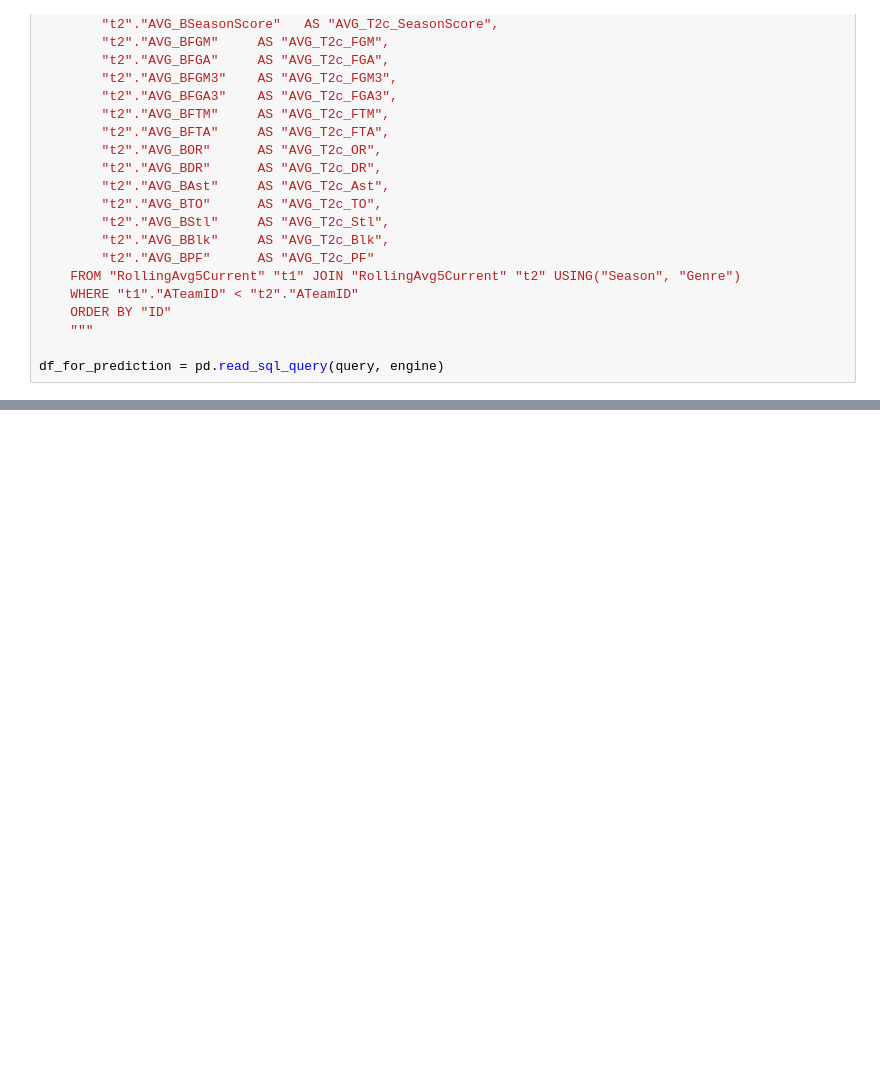
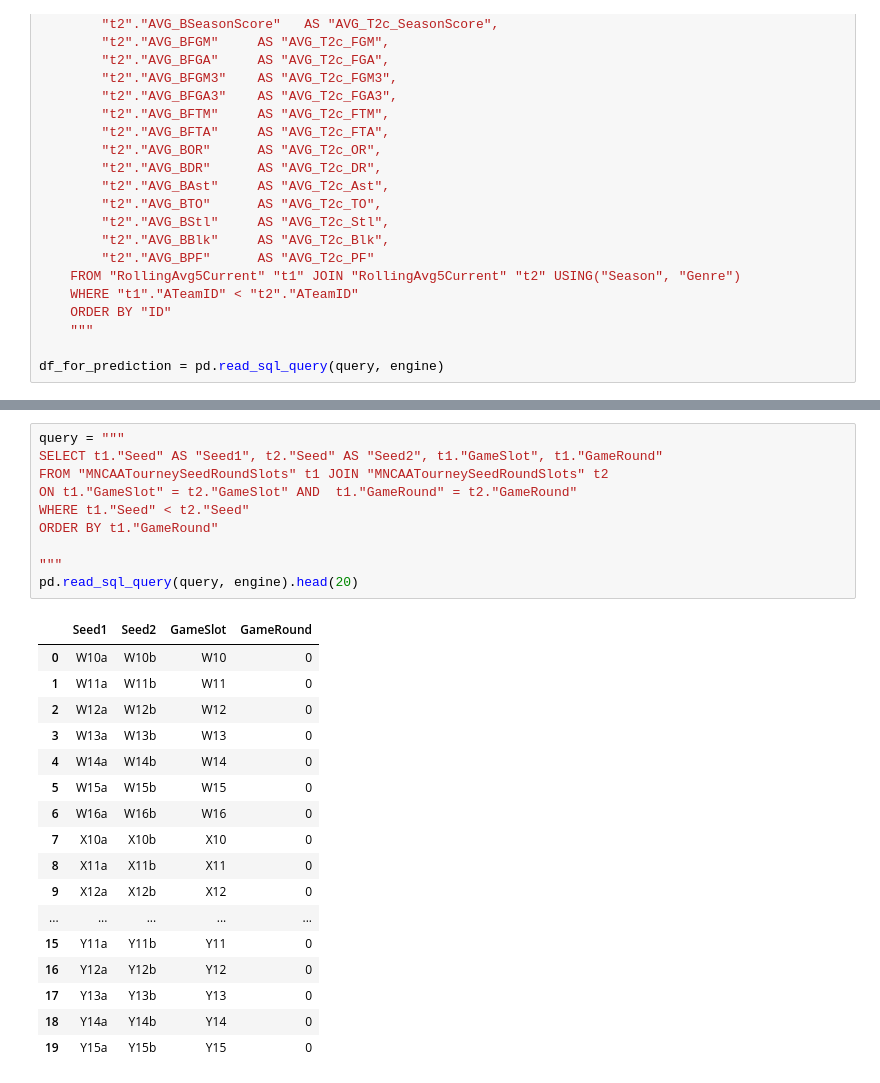
Before and after one commit to UlisesRamirezBarajas/Basketball-NCAA-2025-Predictions, a Jupyter notebook: College Basketball (March Madness) 2025 Predictions.ipynb, the cells around one changed output, grey strips where cells are left out. Saved outputs shown, nothing was run; the diff lists cells and outputs as text; blank space fills up the shorter version.

```diff
--- a/College Basketball (March Madness) 2025 Predictions.ipynb
+++ b/College Basketball (March Madness) 2025 Predictions.ipynb
@@ -1474,0 +1587,28 @@ My predicted probabilities:
+# %%
+query = """
+SELECT t1."Seed" AS "Seed1", t2."Seed" AS "Seed2", t1."GameSlot", t1."GameRound"
+FROM "MNCAATourneySeedRoundSlots" t1 JOIN "MNCAATourneySeedRoundSlots" t2
+ON t1."GameSlot" = t2."GameSlot" AND  t1."GameRound" = t2."GameRound"
+WHERE t1."Seed" < t2."Seed"
+ORDER BY t1."GameRound"
+
+"""
+pd.read_sql_query(query, engine).head(20)
+# %% [output]
+|  | Seed1 | Seed2 | GameSlot | GameRound |
+| 0 | W10a | W10b | W10 | 0 |
+| 1 | W11a | W11b | W11 | 0 |
+| 2 | W12a | W12b | W12 | 0 |
+| 3 | W13a | W13b | W13 | 0 |
+| 4 | W14a | W14b | W14 | 0 |
+| 5 | W15a | W15b | W15 | 0 |
+| 6 | W16a | W16b | W16 | 0 |
+| 7 | X10a | X10b | X10 | 0 |
+| 8 | X11a | X11b | X11 | 0 |
+| 9 | X12a | X12b | X12 | 0 |
+| ... | ... | ... | ... | ... |
+| 15 | Y11a | Y11b | Y11 | 0 |
+| 16 | Y12a | Y12b | Y12 | 0 |
+| 17 | Y13a | Y13b | Y13 | 0 |
+| 18 | Y14a | Y14b | Y14 | 0 |
+| 19 | Y15a | Y15b | Y15 | 0 |
```
Also changed, not shown: parts of 23 cells of this notebook.
